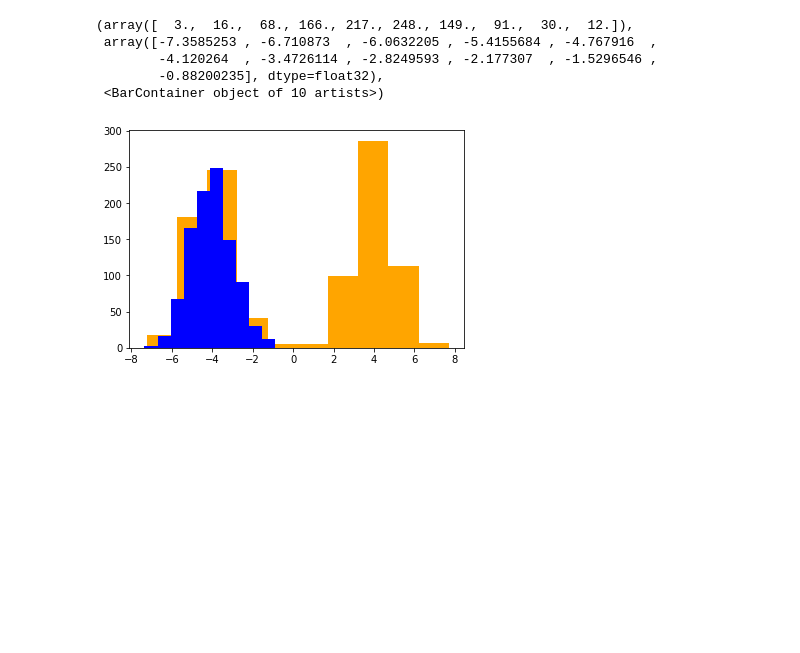
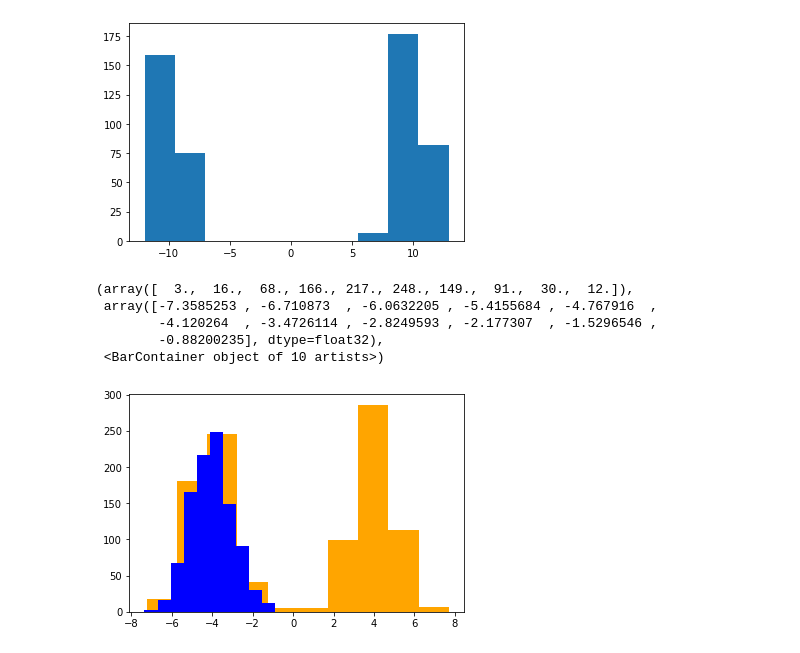
Before and after one commit to XingLLiu/u-stat-high-dim, a Jupyter notebook: compare_samplers.ipynb, the cells around one changed output. Saved outputs shown, nothing was run; the diff lists cells and outputs as text; code cells hidden in the pictures; blank space fills up the shorter version.

```diff
--- a/compare_samplers.ipynb
+++ b/compare_samplers.ipynb
@@ -18,3 +41,7 @@ tf.random.set_seed(0)
+# %%
+_ = plt.hist(samples[:, 0].numpy())
+# %% [output]
+[figure, added]
 # %%
 # target = tfd.MultivariateNormalDiag([0.])
 # proposal = tfd.MultivariateNormalDiag([0.5])
```
Also changed, not shown: parts of 5 cells of this notebook, 4 other files.
